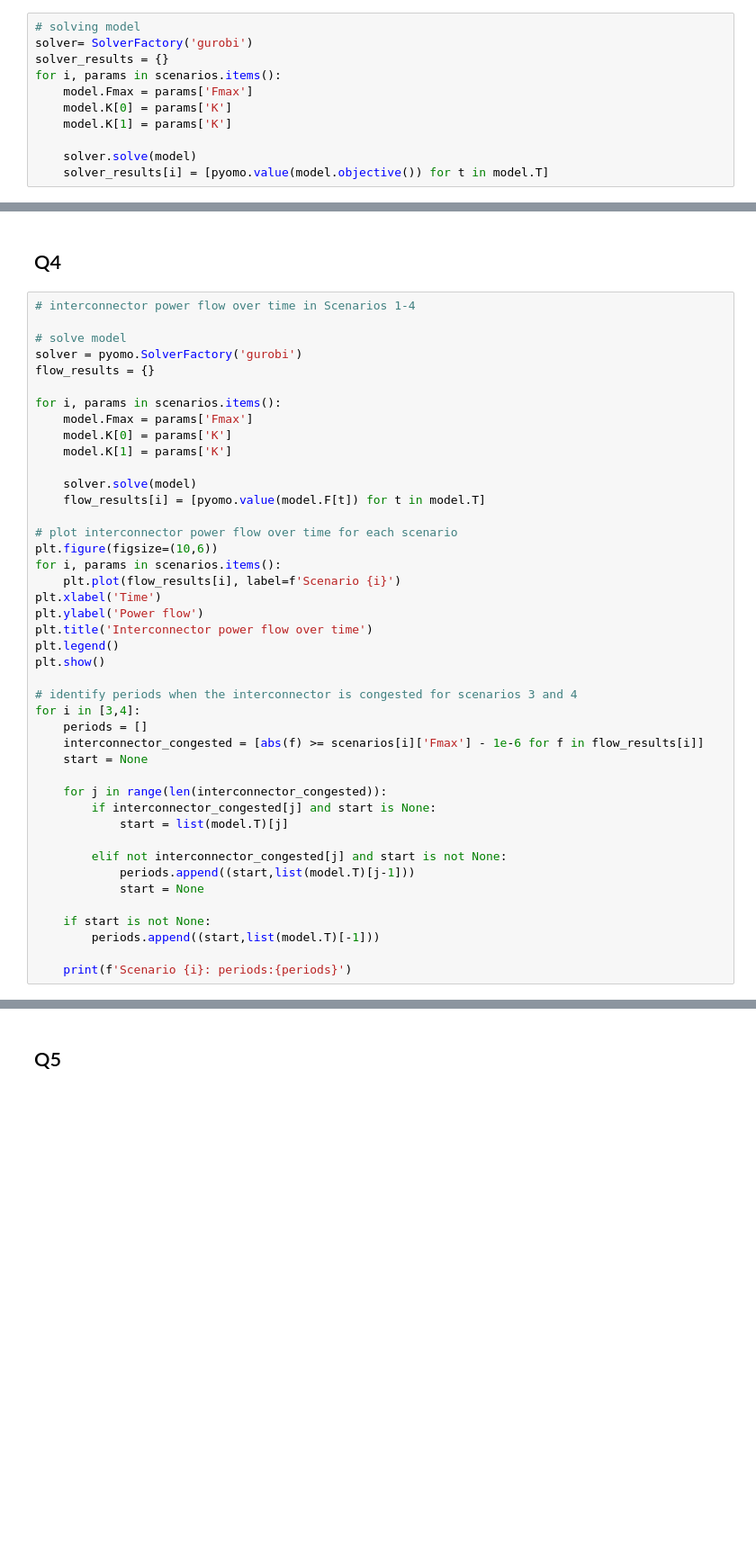
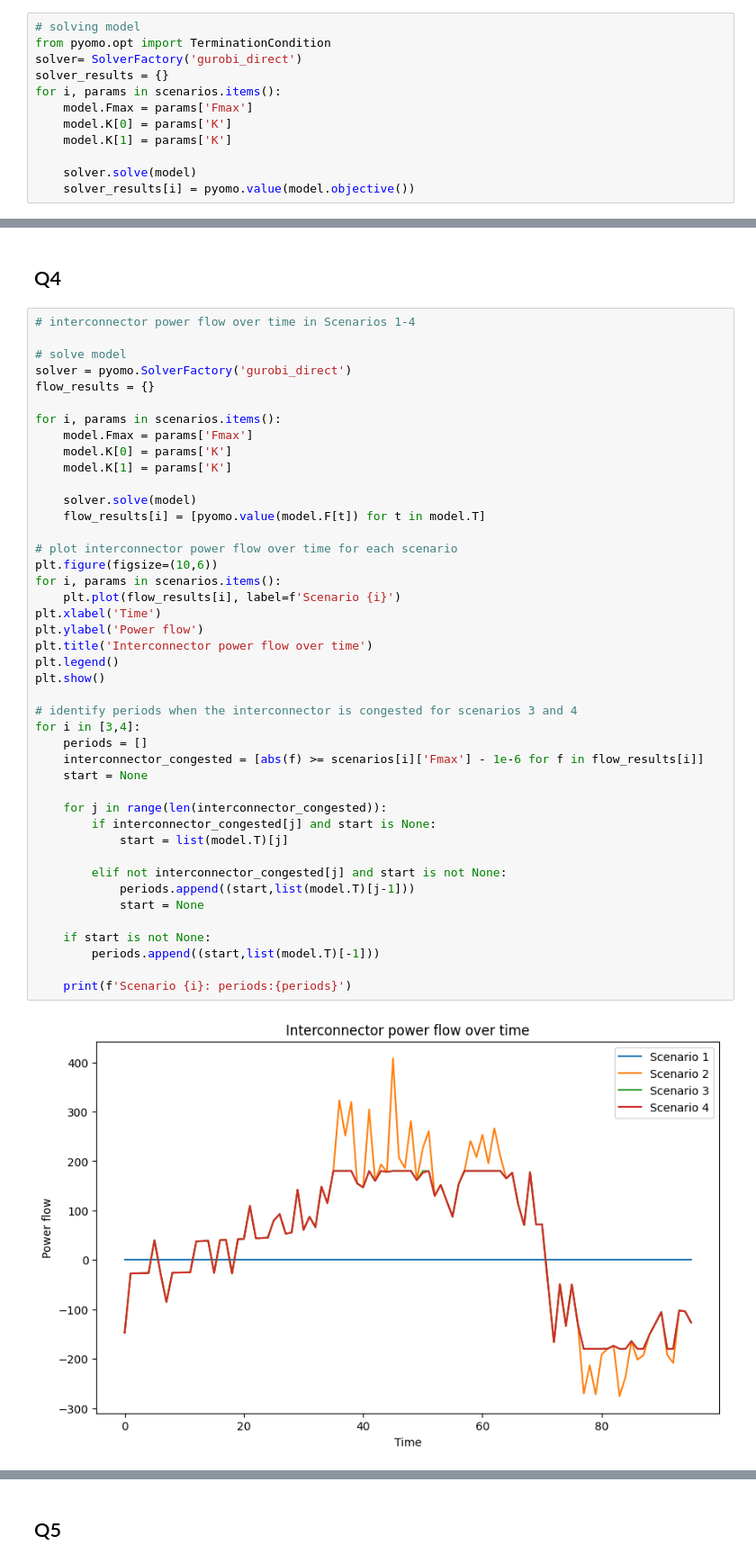
Before and after one commit to zeskeertwee/5XWA0_assignment2, a Jupyter notebook: main.ipynb, the cells around one changed output, grey strips where cells are left out. Shown at 90% size. Saved outputs shown, nothing was run; the diff lists cells and outputs as text; blank space fills up the shorter version.

```diff
--- a/main.ipynb
+++ b/main.ipynb
@@ -187,7 +218,8 @@ scenarios = {
 }
 # %%
 # solving model
-solver= SolverFactory('gurobi')
+from pyomo.opt import TerminationCondition
+solver= SolverFactory('gurobi_direct')
 solver_results = {}
 for i, params in scenarios.items():
     model.Fmax = params['Fmax']
@@ -195,7 +227,7 @@ for i, params in scenarios.items():
     model.K[1] = params['K']
 
     solver.solve(model)
-    solver_results[i] = [pyomo.value(model.objective()) for t in model.T]
+    solver_results[i] = pyomo.value(model.objective())
 # %%
 # display optimal objective function value for each scenario
 for i, params in scenarios.items():
@@ -206,7 +243,7 @@ for i, params in scenarios.items():
 # interconnector power flow over time in Scenarios 1-4
 
 # solve model
-solver = pyomo.SolverFactory('gurobi')
+solver = pyomo.SolverFactory('gurobi_direct')
 flow_results = {}
 
 for i, params in scenarios.items():
@@ -218,30 +255,32 @@ for i, params in scenarios.items():
     flow_results[i] = [pyomo.value(model.F[t]) for t in model.T]
 
 # plot interconnector power flow over time for each scenario
 plt.figure(figsize=(10,6))
 for i, params in scenarios.items():
     plt.plot(flow_results[i], label=f'Scenario {i}')
 plt.xlabel('Time')
 plt.ylabel('Power flow')
 plt.title('Interconnector power flow over time')
 plt.legend()
 plt.show()
 
 # identify periods when the interconnector is congested for scenarios 3 and 4
 for i in [3,4]:
     periods = []
     interconnector_congested = [abs(f) >= scenarios[i]['Fmax'] - 1e-6 for f in flow_results[i]]
     start = None
 
     for j in range(len(interconnector_congested)):
         if interconnector_congested[j] and start is None:
             start = list(model.T)[j]
 
         elif not interconnector_congested[j] and start is not None:
             periods.append((start,list(model.T)[j-1]))
             start = None
 
     if start is not None:
         periods.append((start,list(model.T)[-1]))
 
     print(f'Scenario {i}: periods:{periods}')
+# %% [output]
+[figure, added]
```
Also changed, not shown: parts of 9 cells of this notebook.
